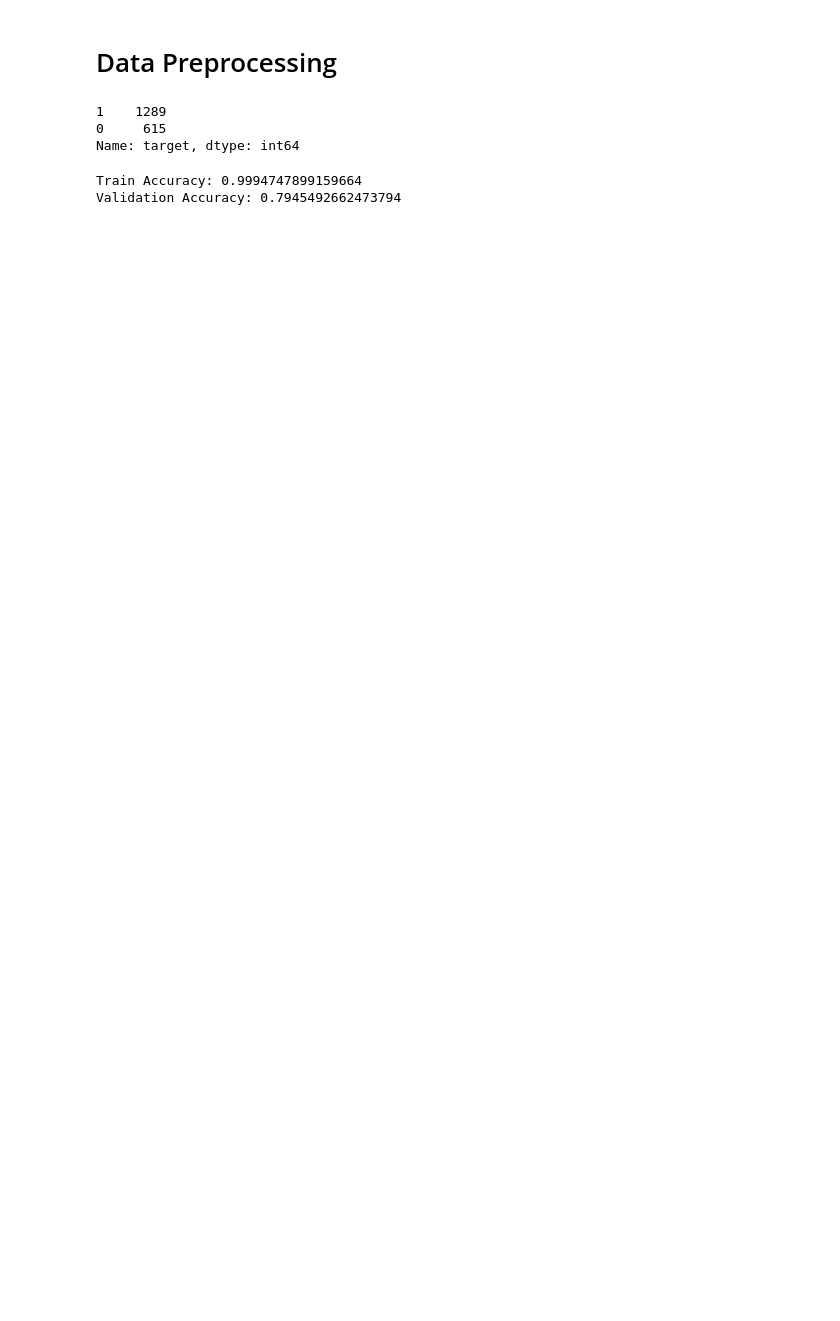
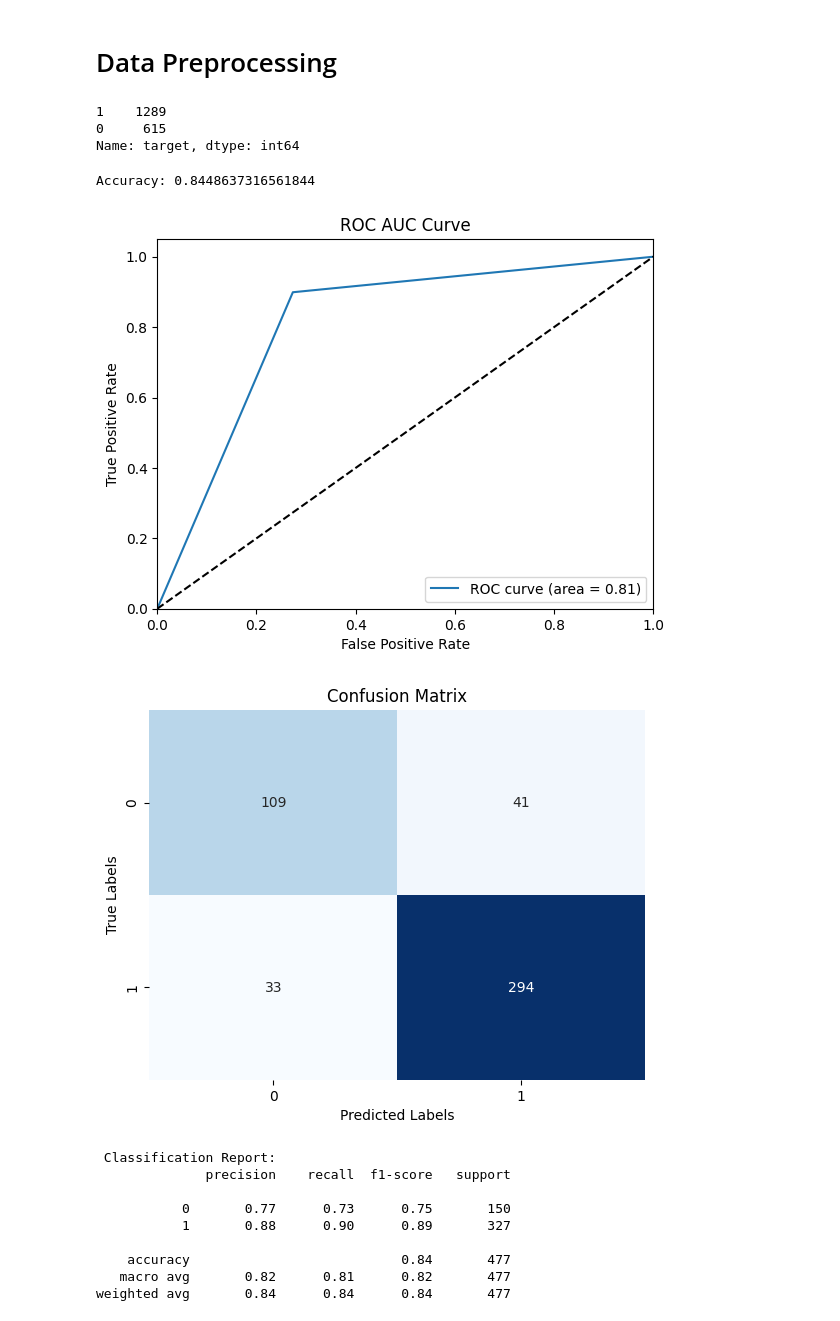
Before and after one commit to Saumya-N/OLA-Churn-Prediction, a Jupyter notebook: OLA.ipynb, the cells around one changed output. Drawn from its saved outputs; the diff is of its cells as text; code cells hidden in the pictures; blank space fills up the shorter version.

```diff
--- a/OLA.ipynb
+++ b/OLA.ipynb
@@ -618,20 +617,3 @@ y_train.value_counts()
 1    1289
 0     615
 Name: target, dtype: int64
-# %%
-# Define the RandomForest classifier
-rf_classifier = RandomForestClassifier(n_estimators=60, n_jobs=-1, random_state = 42)
-
-# Train the classifier
-rf_classifier.fit(X_train, y_train)
-
-# Predict on the train and validation set
-pred_train = rf_classifier.predict(X_train)
-pred_test = rf_classifier.predict(X_test)
-
-print(f'Train Accuracy: {accuracy_score(pred_train, y_train)}')
-print(f'Validation Accuracy: {accuracy_score(pred_test, y_test)}')
-# print(rf_classifier.oob_score_)
-# %% [output]
-Train Accuracy: 0.9994747899159664
-Validation Accuracy: 0.7945492662473794
@@ -657,3 +620,63 @@ Validation Accuracy: 0.7945492662473794
+# %%
+from sklearn.svm import SVC
+
+# Instantiate the SVM classifier
+svm_clf = SVC(C=1, kernel='rbf')  # You can choose different kernels such as 'linear', 'rbf', 'poly', etc.
+
+# Fit the classifier to the training data
+svm_clf.fit(X_train, y_train)
+
+# Predict the labels for the test set
+pred_test = svm_clf.predict(X_test)
+
+# Calculate accuracy score
+accuracy = accuracy_score(y_test, pred_test)
+print("Accuracy:", accuracy)
+# %% [output]
+Accuracy: 0.8448637316561844
+# %%
+# Calculate ROC AUC score
+roc_auc = roc_auc_score(y_test, pred_test)
+
+# Calculate ROC curve
+fpr, tpr, thresholds = roc_curve(y_test, pred_test)
+
+# Plot ROC curve
+plt.figure()
+plt.plot(fpr, tpr, label='ROC curve (area = %0.2f)' % roc_auc)
+plt.plot([0, 1], [0, 1], 'k--')
+plt.xlim([0.0, 1.0])
+plt.ylim([0.0, 1.05])
+plt.xlabel('False Positive Rate')
+plt.ylabel('True Positive Rate')
+plt.title('ROC AUC Curve')
+plt.legend(loc="lower right")
+plt.show()
+
+cm = confusion_matrix(y_test, pred_test)
+print()
+# Plot confusion matrix as a heatmap
+sns.heatmap(cm, annot=True, fmt='d', cmap='Blues', cbar=False)
+plt.title('Confusion Matrix')
+plt.xlabel('Predicted Labels')
+plt.ylabel('True Labels')
+plt.show()
+
+# Generate classification report and confusion matrix
+print("\n Classification Report:")
+print(classification_report(y_test, pred_test))
+# %% [output]
+[figure, added]
+[figure, added]
+ Classification Report:
+              precision    recall  f1-score   support
+
+           0       0.77      0.73      0.75       150
+           1       0.88      0.90      0.89       327
+
+    accuracy                           0.84       477
+   macro avg       0.82      0.81      0.82       477
+weighted avg       0.84      0.84      0.84       477
 # %%
 rf_classifier = RandomForestClassifier(n_estimators=50, min_samples_leaf= 20, n_jobs=-1, random_state=42)
 
```
Also changed, not shown: parts of 45 cells of this notebook.
